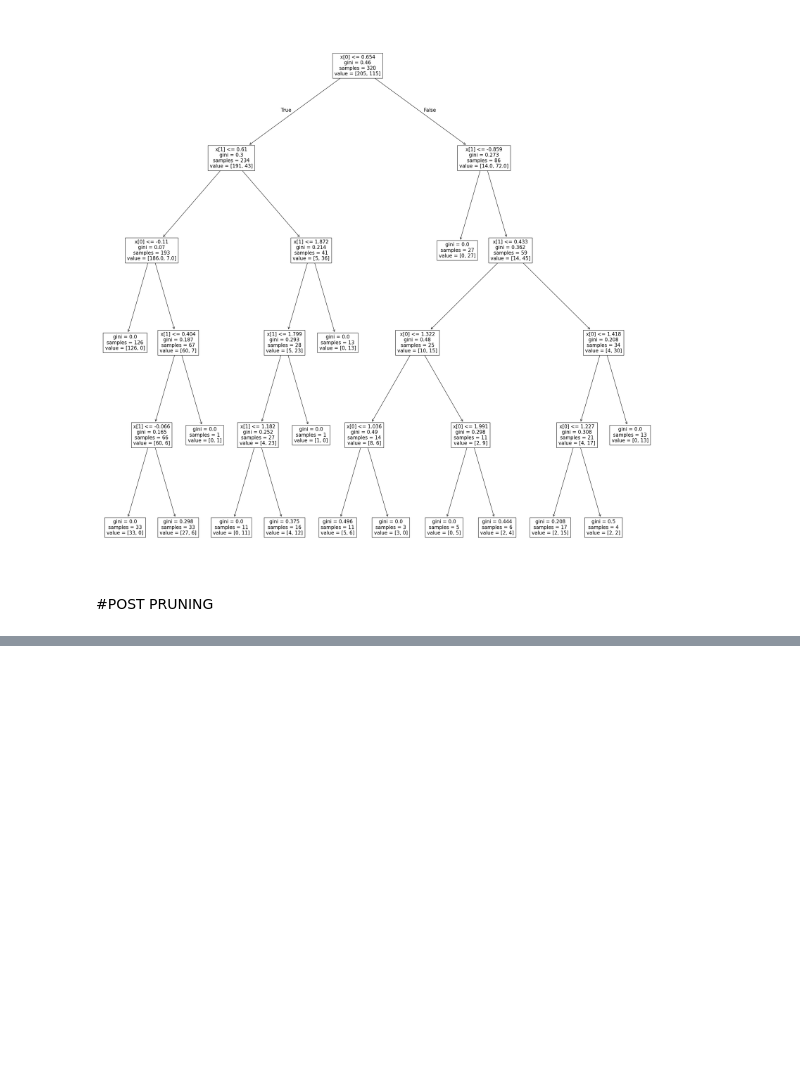
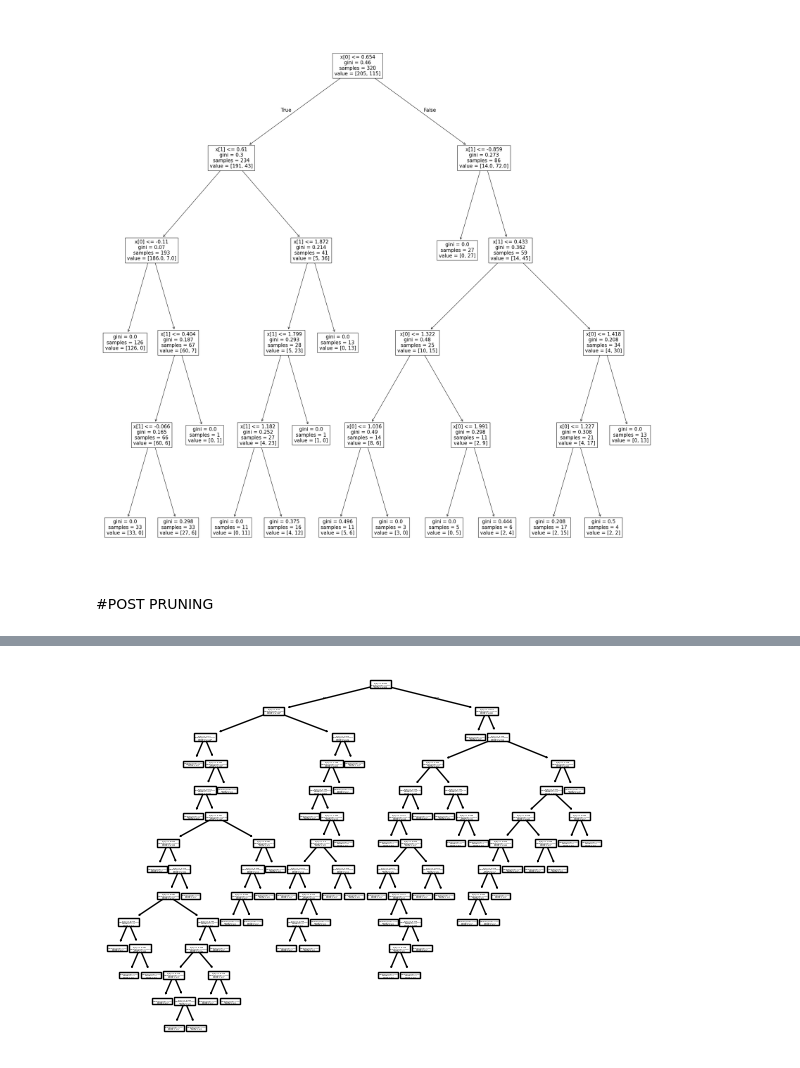
Before and after one commit to Meghhanaa/Data_science_tuts, a Jupyter notebook: jupyter codes/decision trees.ipynb, the cells around one changed output, grey strips where cells are left out. Saved outputs shown, nothing was run; the diff lists cells and outputs as text; code cells hidden in the pictures; blank space fills up the shorter version.

```diff
--- a/jupyter codes/decision trees.ipynb
+++ b/jupyter codes/decision trees.ipynb
@@ -226,0 +251,7 @@ for i in range(1,20):
+# %%
+x = datas.iloc[:,:-1]
+y = datas["experience"]
+# %%
+from sklearn.model_selection import train_test_split
+x_train, x_test, y_train, y_test = train_test_split(x, y, test_size=0.2, random_state=42)
+y_train
@@ -226,0 +269,5 @@ for i in range(1,20):
+# %%
+plot_tree(dt2)
+plt.show()
+# %% [output]
+[figure, added]
```
Also changed, not shown: parts of 16 cells of this notebook.
